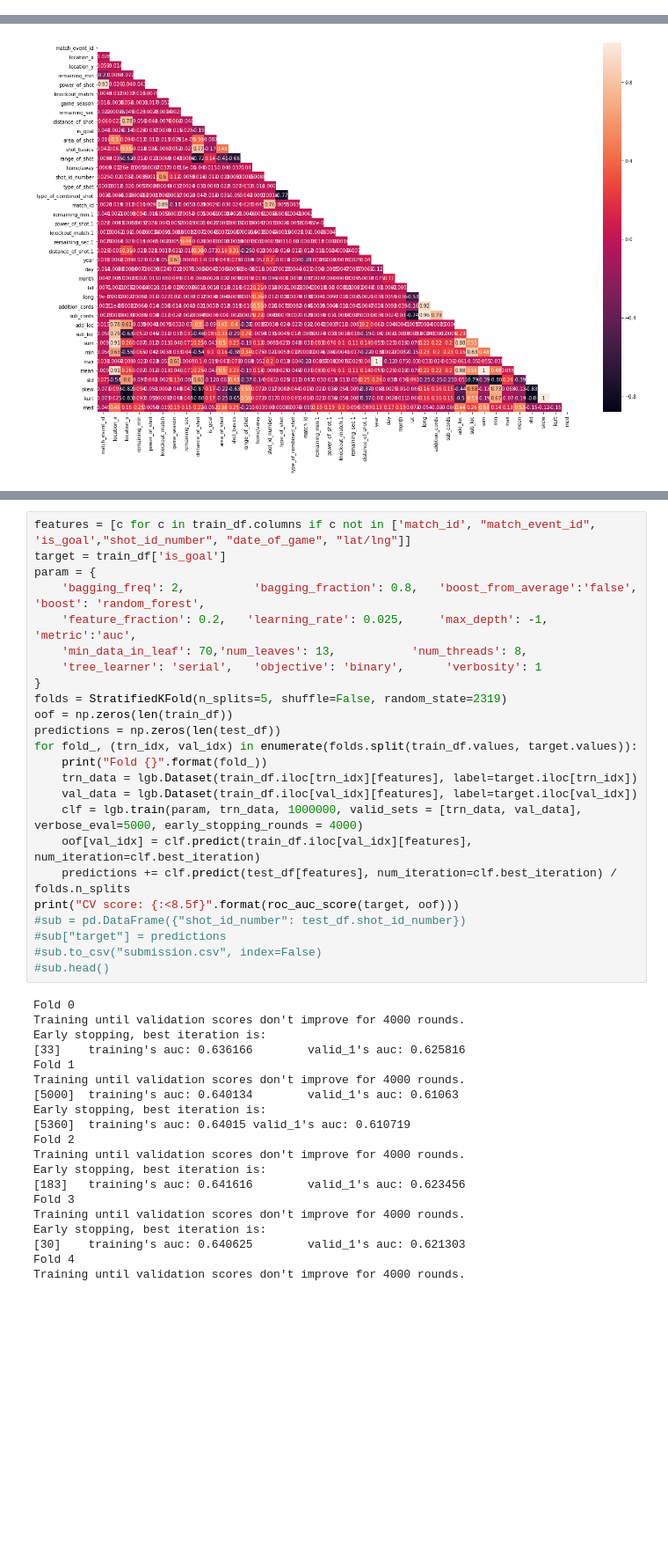
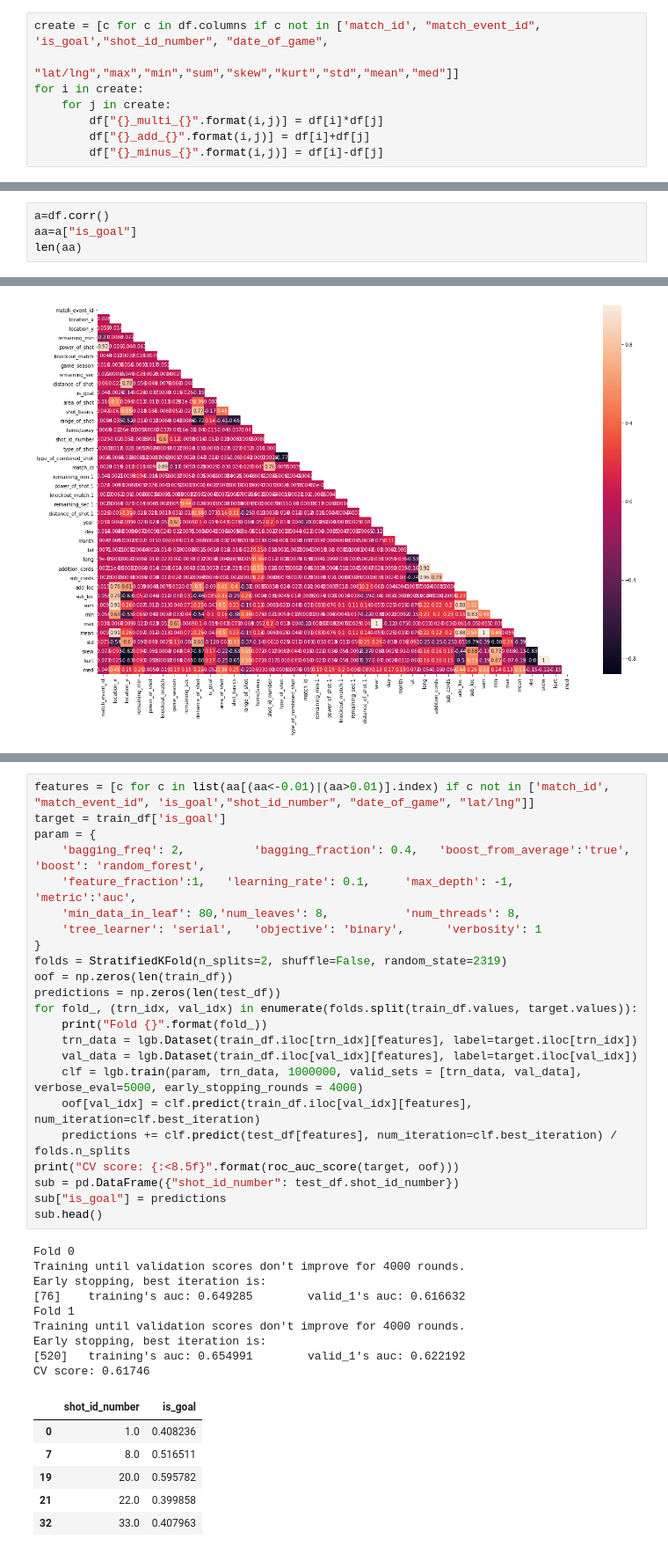
Before and after one commit to coderop2/ZS_hackathon_2019, a Jupyter notebook: lgb_pipepline-impute-mean-Copy1.ipynb, the cells around one changed output, grey strips where cells are left out. Shown at 88% size. Cells and saved outputs as stored; diff of their text form; blank space fills up the shorter version.

```diff
--- a/lgb_pipepline-impute-mean-Copy1.ipynb
+++ b/lgb_pipepline-impute-mean-Copy1.ipynb
@@ -111,3 +111,11 @@ def process_data(df):
     df['med'] = df[idx].median(axis=1)
     return df
 df = process_data(df)
+# %%
+create = [c for c in df.columns if c not in ['match_id', "match_event_id", 'is_goal',"shot_id_number", "date_of_game",
+                                             "lat/lng","max","min","sum","skew","kurt","std","mean","med"]]
+for i in create:
+    for j in create:
+        df["{}_multi_{}".format(i,j)] = df[i]*df[j]
+        df["{}_add_{}".format(i,j)] = df[i]+df[j]
+        df["{}_minus_{}".format(i,j)] = df[i]-df[j]
@@ -113,0 +126,4 @@ df = process_data(df)
+# %%
+a=df.corr()
+aa=a["is_goal"]
+len(aa)
@@ -129,44 +178,39 @@ print(train_df.shape, " ", test_df.shape)
 # %%
-features = [c for c in train_df.columns if c not in ['match_id', "match_event_id", 'is_goal',"shot_id_number", "date_of_game", "lat/lng"]]
+features = [c for c in list(aa[(aa<-0.01)|(aa>0.01)].index) if c not in ['match_id', "match_event_id", 'is_goal',"shot_id_number", "date_of_game", "lat/lng"]]
 target = train_df['is_goal']
 param = {
-    'bagging_freq': 2,          'bagging_fraction': 0.8,   'boost_from_average':'false',   'boost': 'random_forest',
-    'feature_fraction': 0.2,   'learning_rate': 0.025,     'max_depth': -1,                'metric':'auc',
-    'min_data_in_leaf': 70,'num_leaves': 13,           'num_threads': 8,
+    'bagging_freq': 2,          'bagging_fraction': 0.4,   'boost_from_average':'true',   'boost': 'random_forest',
+    'feature_fraction':1,   'learning_rate': 0.1,     'max_depth': -1,                'metric':'auc',
+    'min_data_in_leaf': 80,'num_leaves': 8,           'num_threads': 8,
     'tree_learner': 'serial',   'objective': 'binary',      'verbosity': 1
 }
-folds = StratifiedKFold(n_splits=5, shuffle=False, random_state=2319)
+folds = StratifiedKFold(n_splits=2, shuffle=False, random_state=2319)
 oof = np.zeros(len(train_df))
 predictions = np.zeros(len(test_df))
 for fold_, (trn_idx, val_idx) in enumerate(folds.split(train_df.values, target.values)):
     print("Fold {}".format(fold_))
     trn_data = lgb.Dataset(train_df.iloc[trn_idx][features], label=target.iloc[trn_idx])
     val_data = lgb.Dataset(train_df.iloc[val_idx][features], label=target.iloc[val_idx])
     clf = lgb.train(param, trn_data, 1000000, valid_sets = [trn_data, val_data], verbose_eval=5000, early_stopping_rounds = 4000)
     oof[val_idx] = clf.predict(train_df.iloc[val_idx][features], num_iteration=clf.best_iteration)
     predictions += clf.predict(test_df[features], num_iteration=clf.best_iteration) / folds.n_splits
 print("CV score: {:<8.5f}".format(roc_auc_score(target, oof)))
-#sub = pd.DataFrame({"shot_id_number": test_df.shot_id_number})
-#sub["target"] = predictions
-#sub.to_csv("submission.csv", index=False)
-#sub.head()
+sub = pd.DataFrame({"shot_id_number": test_df.shot_id_number})
+sub["is_goal"] = predictions
+sub.head()
 # %% [output]
 Fold 0
 Training until validation scores don't improve for 4000 rounds.
 Early stopping, best iteration is:
-[33]    training's auc: 0.636166        valid_1's auc: 0.625816
+[76]    training's auc: 0.649285        valid_1's auc: 0.616632
 Fold 1
 Training until validation scores don't improve for 4000 rounds.
-[5000]  training's auc: 0.640134        valid_1's auc: 0.61063
 Early stopping, best iteration is:
-[5360]  training's auc: 0.64015 valid_1's auc: 0.610719
-Fold 2
-Training until validation scores don't improve for 4000 rounds.
-Early stopping, best iteration is:
-[183]   training's auc: 0.641616        valid_1's auc: 0.623456
-Fold 3
-Training until validation scores don't improve for 4000 rounds.
-Early stopping, best iteration is:
-[30]    training's auc: 0.640625        valid_1's auc: 0.621303
-Fold 4
-Training until validation scores don't improve for 4000 rounds.
+[520]   training's auc: 0.654991        valid_1's auc: 0.622192
+CV score: 0.61746
+|  | shot_id_number | is_goal |
+| 0 | 1.0 | 0.408236 |
+| 7 | 8.0 | 0.516511 |
+| 19 | 20.0 | 0.595782 |
+| 21 | 22.0 | 0.399858 |
+| 32 | 33.0 | 0.407963 |
```
Also changed, not shown: parts of 27 cells of this notebook, 18 other files.
